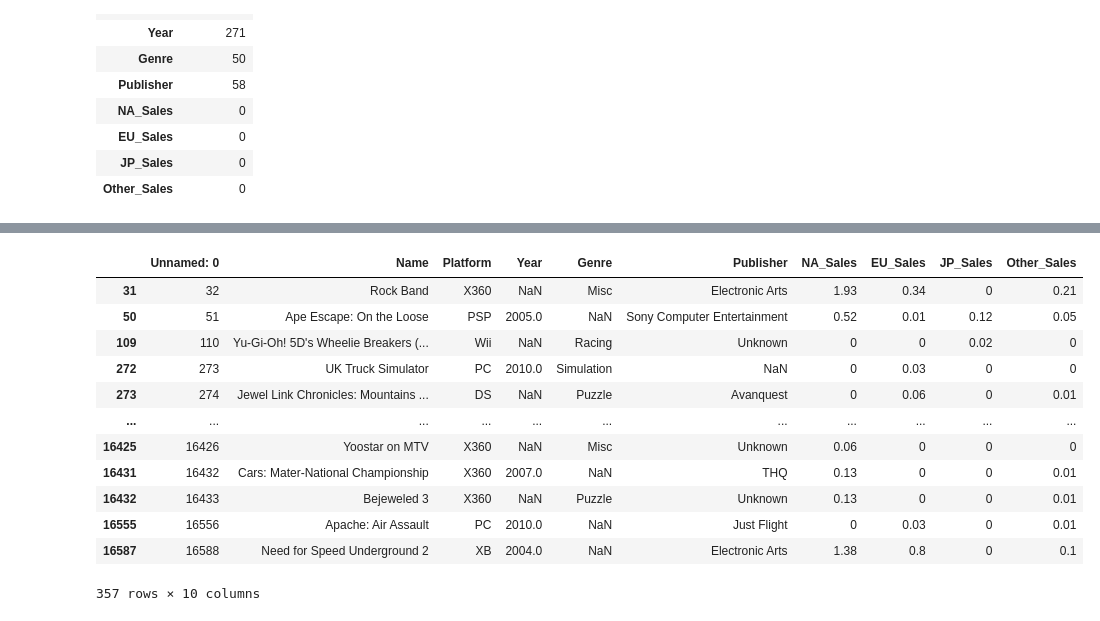
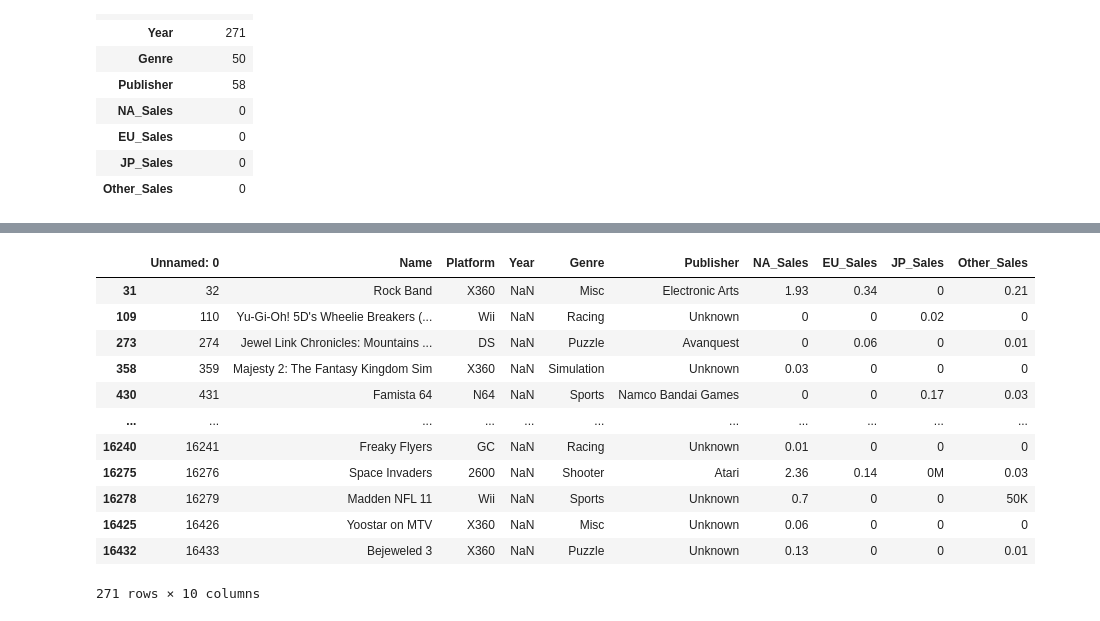
Before and after one commit to severancej/colorful_project, a Jupyter notebook: AI_14_장지은_Section1.ipynb, the cells around one changed output, grey strips where cells are left out. Saved outputs shown, nothing was run; the diff lists cells and outputs as text; code cells hidden in the pictures.

```diff
--- a/AI_14_장지은_Section1.ipynb
+++ b/AI_14_장지은_Section1.ipynb
@@ -86,17 +117,18 @@ pd.DataFrame(df1.isnull().sum(), columns=["결측치 개수"])
 # %%
 # 데이터 중 Year, Genre, Publisher 컬럼의 결측값 확인
-df1[df1['Year'].isnull() | df1['Genre'].isnull() | df1['Publisher'].isnull()]
+# df1[df1['Year'].isnull() | df1['Genre'].isnull() | df1['Publisher'].isnull()]
+df1[df1['Year'].isnull()]
 # %% [output]
 |  | Unnamed: 0 | Name | Platform | Year | Genre | Publisher | NA_Sales | EU_Sales | JP_Sales | Other_Sales |
 | 31 | 32 | Rock Band | X360 | NaN | Misc | Electronic Arts | 1.93 | 0.34 | 0 | 0.21 |
-| 50 | 51 | Ape Escape: On the Loose | PSP | 2005.0 | NaN | Sony Computer Entertainment | 0.52 | 0.01 | 0.12 | 0.05 |
 | 109 | 110 | Yu-Gi-Oh! 5D's Wheelie Breakers (... | Wii | NaN | Racing | Unknown | 0 | 0 | 0.02 | 0 |
-| 272 | 273 | UK Truck Simulator | PC | 2010.0 | Simulation | NaN | 0 | 0.03 | 0 | 0 |
 | 273 | 274 | Jewel Link Chronicles: Mountains ... | DS | NaN | Puzzle | Avanquest | 0 | 0.06 | 0 | 0.01 |
+| 358 | 359 | Majesty 2: The Fantasy Kingdom Sim | X360 | NaN | Simulation | Unknown | 0.03 | 0 | 0 | 0 |
+| 430 | 431 | Famista 64 | N64 | NaN | Sports | Namco Bandai Games | 0 | 0 | 0.17 | 0.03 |
 | ... | ... | ... | ... | ... | ... | ... | ... | ... | ... | ... |
+| 16240 | 16241 | Freaky Flyers | GC | NaN | Racing | Unknown | 0.01 | 0 | 0 | 0 |
+| 16275 | 16276 | Space Invaders | 2600 | NaN | Shooter | Atari | 2.36 | 0.14 | 0M | 0.03 |
+| 16278 | 16279 | Madden NFL 11 | Wii | NaN | Sports | Unknown | 0.7 | 0 | 0 | 50K |
 | 16425 | 16426 | Yoostar on MTV | X360 | NaN | Misc | Unknown | 0.06 | 0 | 0 | 0 |
-| 16431 | 16432 | Cars: Mater-National Championship | X360 | 2007.0 | NaN | THQ | 0.13 | 0 | 0 | 0.01 |
 | 16432 | 16433 | Bejeweled 3 | X360 | NaN | Puzzle | Unknown | 0.13 | 0 | 0 | 0.01 |
-| 16555 | 16556 | Apache: Air Assault | PC | 2010.0 | NaN | Just Flight | 0 | 0.03 | 0 | 0.01 |
-| 16587 | 16588 | Need for Speed Underground 2 | XB | 2004.0 | NaN | Electronic Arts | 1.38 | 0.8 | 0 | 0.1 |
-357 rows × 10 columns
+271 rows × 10 columns
```
Also changed, not shown: parts of 14 cells of this notebook.
